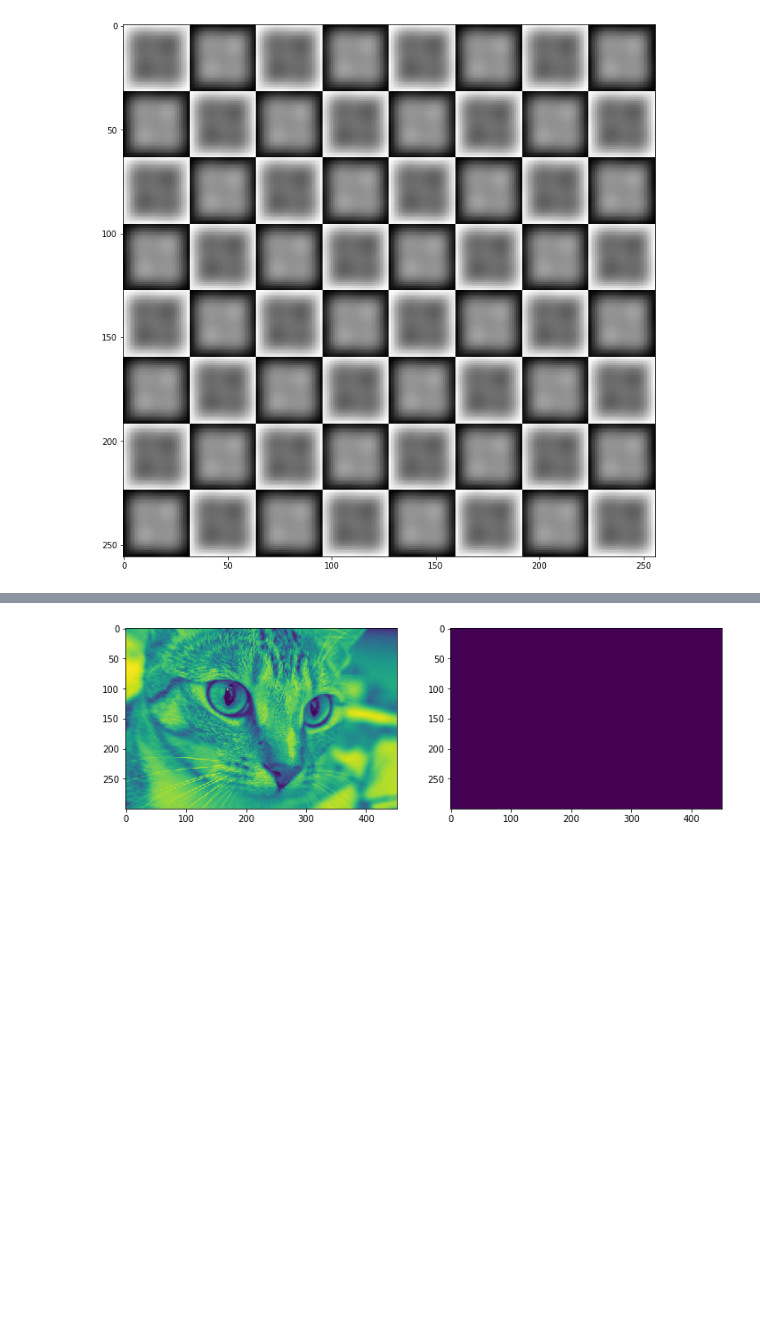
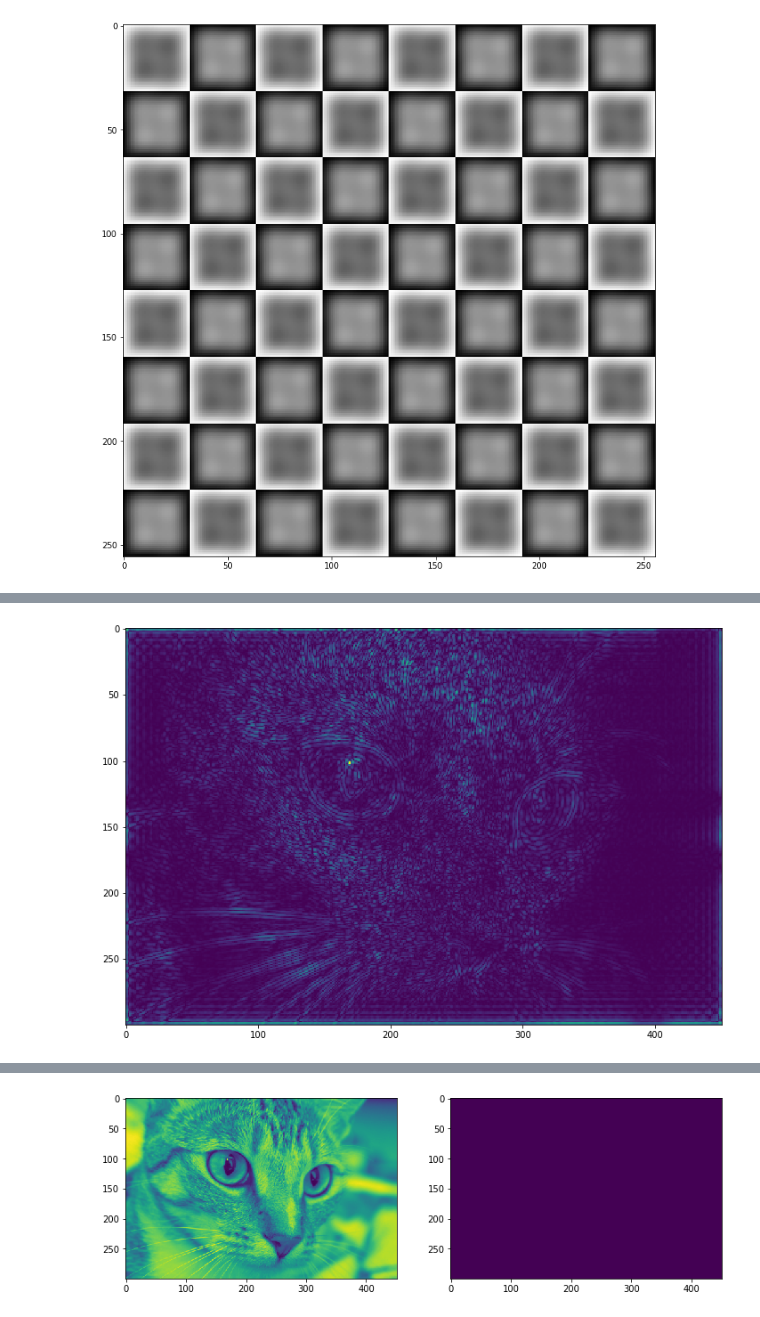
Before and after one commit to Ad96el/Bilderkennung, a Jupyter notebook: assignments/07_assignment.ipynb, the cells around one changed output, grey strips where cells are left out. Saved outputs shown, nothing was run; the diff lists cells and outputs as text; code cells hidden in the pictures; blank space fills up the shorter version.

```diff
--- a/assignments/07_assignment.ipynb
+++ b/assignments/07_assignment.ipynb
@@ -128,9 +157,25 @@ inv_dft_and_plot(chess_medium_feq)
 # %%
 img = rgb2gray(chelsea() / 255)
+
 # filter all frequencies corresponding to the coefficients between 48 and 128.
 # your code here
 
+maxs = np.amax(img.shape)
+
+img_extended = np.zeros((maxs,maxs))
+img_extended[:img.shape[0],:img.shape[1]] = img
+
+
+ft = dft2d(img_extended)
+ft_band = band_pass(ft,48,128)
+
+inv_pic = inv_dft2d(ft_band)
+
+plt.imshow(np.abs(inv_pic[:img.shape [0], :img.shape[1]] ))
+plt.show()
 # inv_dft_and_plot()
+# %% [output]
+[figure, added]
 # %% [markdown]
 # Exercise 3 - FFT - 5 Points
 
```
Also changed, not shown: parts of 13 cells of this notebook, 1 other file.
